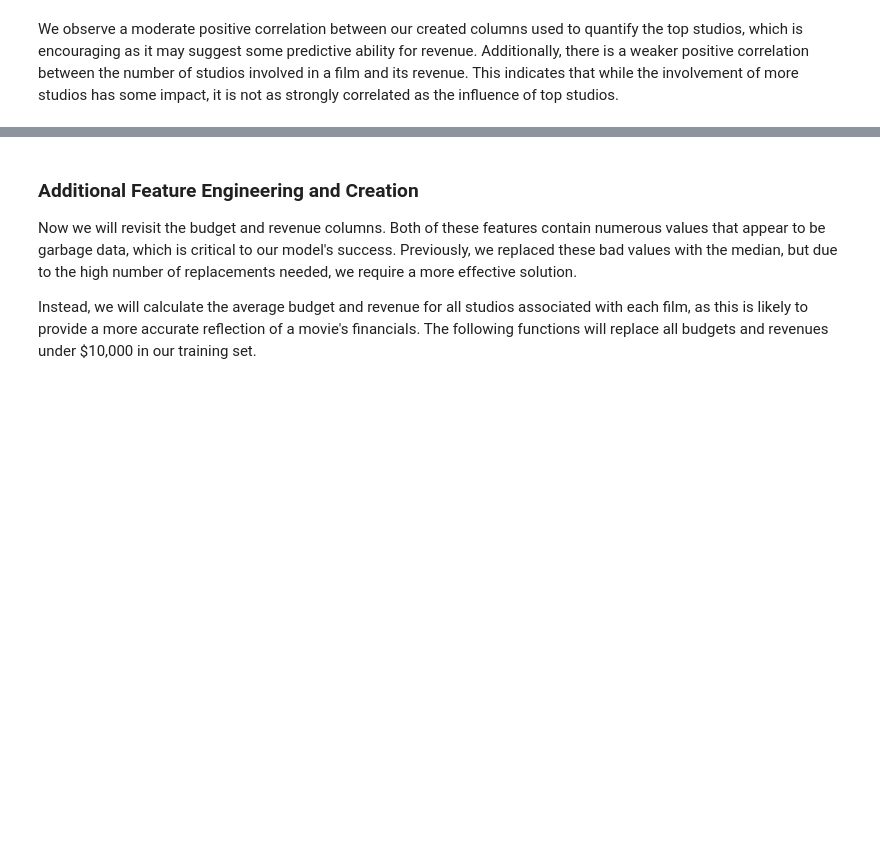
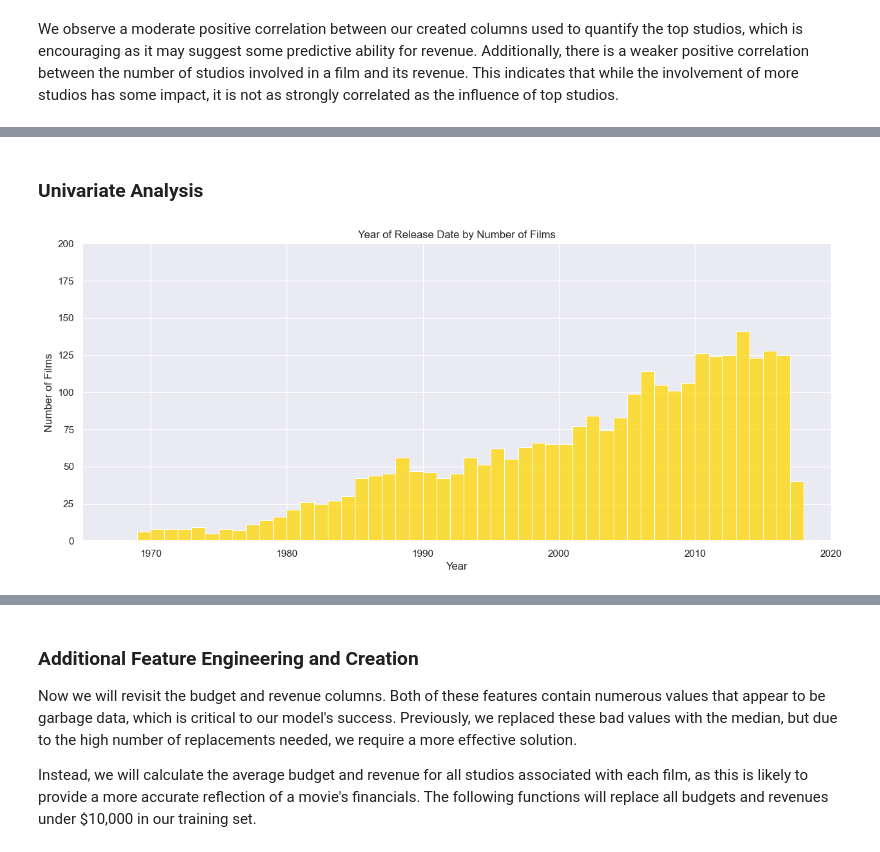
Before and after one commit to avashshresthaa/Movie-Box-Office-Revenue-Prediction, a Jupyter notebook: Final Project.ipynb, the cells around one changed output, grey strips where cells are left out. Drawn from its saved outputs; the diff is of its cells as text; code cells hidden in the pictures; blank space fills up the shorter version.

```diff
--- a/Final Project.ipynb
+++ b/Final Project.ipynb
@@ -1211,0 +1331,15 @@ log_features.append('studioRank')
+# %%
+# Pre-processing: Release Date Data Manipulation
+
+# Create a separate dataframe/series for release date to maintain clean code structure
+train_date = train['release_date']
+
+# Convert the 'release_date' column to datetime format
+# This ensures the column is recognized as actual dates, enabling easier manipulation
+train_date = pd.to_datetime(train_date, format='%m/%d/%y')
+
+# .dt allows us to access datetime properties such as year, month, day, etc.
+print(train_date.dt)
+
+# Printing the converted 'release_date' column to verify the changes
+print(train_date)
@@ -1211,0 +1420,27 @@ log_features.append('studioRank')
+# %% [markdown]
+### Univariate Analysis
+# %%
+# Plotting the distribution of film release years
+fig, dx = plt.subplots()
+
+# Create a histogram of the release year, no Kernel Density Estimate (kde=False)
+# Using 'gold' as the color with full opacity (alpha=1)
+sns.histplot(train_date.dt.year, bins=99, color='gold', kde=False)
+
+# Set figure size
+sns.set(rc={'figure.figsize': (12, 6)})
+
+# Adjust x and y limits for better visualization
+dx.set(xlim=(1965, 2020), ylim=(0, 200))
+
+# Set labels for the axes
+dx.set_xlabel("Year")
+dx.set_ylabel("Number of Films")
+
+# Set the title of the plot
+dx.set_title("Year of Release Date by Number of Films")
+
+# Show the plot
+plt.show()
+# %% [output]
+[figure, added]
```
Also changed, not shown: parts of 97 cells of this notebook.
